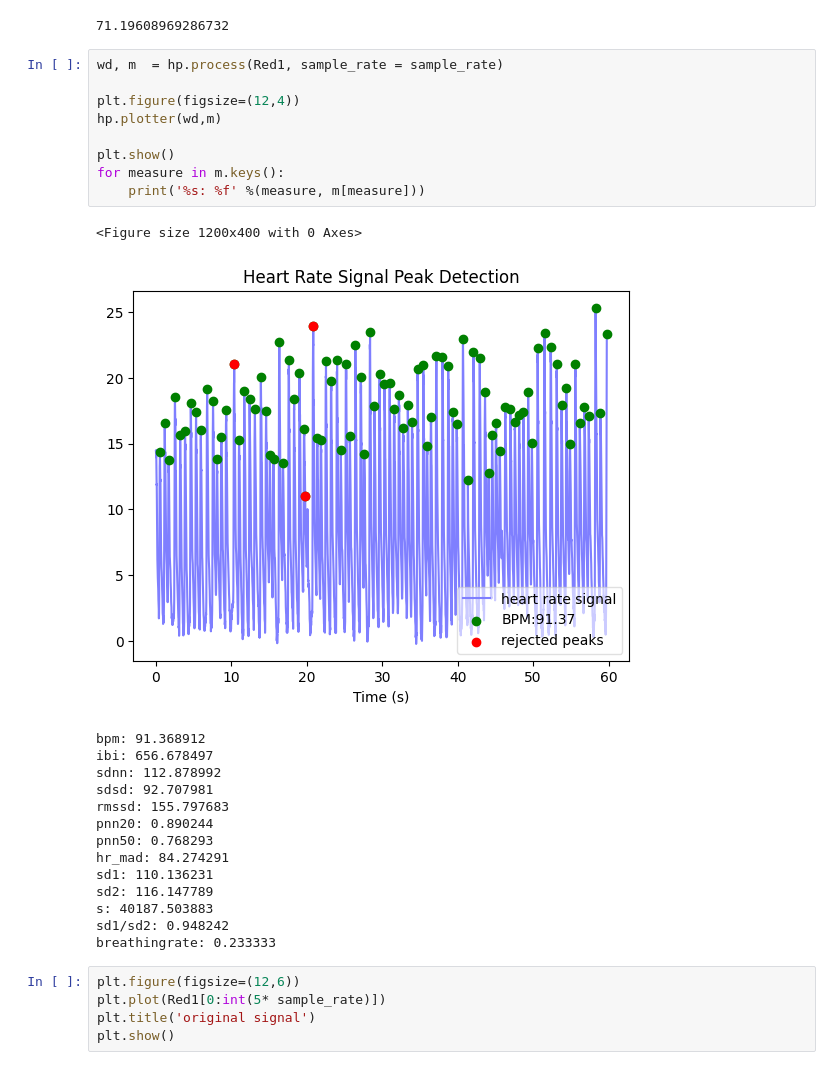
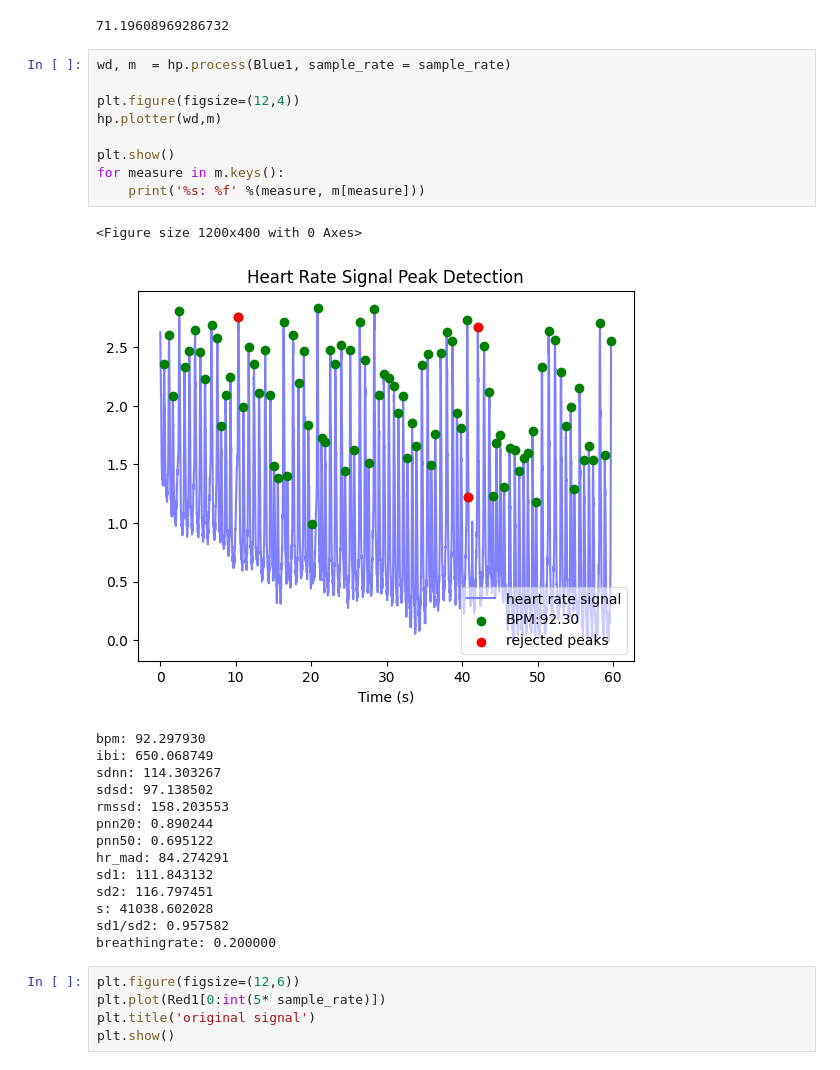
Before and after one commit to Jazzmin-Washington/ElectronRx-Technical-Interview_Graduate-Trainee-Data-Scientist, a Jupyter notebook: Preprocessing_Steps.ipynb, the cells around one changed output. Saved outputs shown, nothing was run; the diff lists cells and outputs as text.

```diff
--- a/Preprocessing_Steps.ipynb
+++ b/Preprocessing_Steps.ipynb
@@ -78,30 +78,30 @@ print(sample_rate)
 # %% [output]
 71.19608969286732
 # %%
-wd, m  = hp.process(Red1, sample_rate = sample_rate)
+wd, m  = hp.process(Blue1, sample_rate = sample_rate)
 
 plt.figure(figsize=(12,4))
 hp.plotter(wd,m)
 
 plt.show()
 for measure in m.keys():
     print('%s: %f' %(measure, m[measure]))
 # %% [output]
 <Figure size 1200x400 with 0 Axes>
-[figure, old version]
+[figure, new version]
-bpm: 91.368912
-ibi: 656.678497
-sdnn: 112.878992
-sdsd: 92.707981
-rmssd: 155.797683
+bpm: 92.297930
+ibi: 650.068749
+sdnn: 114.303267
+sdsd: 97.138502
+rmssd: 158.203553
 pnn20: 0.890244
-pnn50: 0.768293
+pnn50: 0.695122
 hr_mad: 84.274291
-sd1: 110.136231
-sd2: 116.147789
-s: 40187.503883
-sd1/sd2: 0.948242
-breathingrate: 0.233333
+sd1: 111.843132
+sd2: 116.797451
+s: 41038.602028
+sd1/sd2: 0.957582
+breathingrate: 0.200000
 # %%
 plt.figure(figsize=(12,6))
 plt.plot(Red1[0:int(5* sample_rate)])
```
Also changed, not shown: parts of 3 cells of this notebook.
